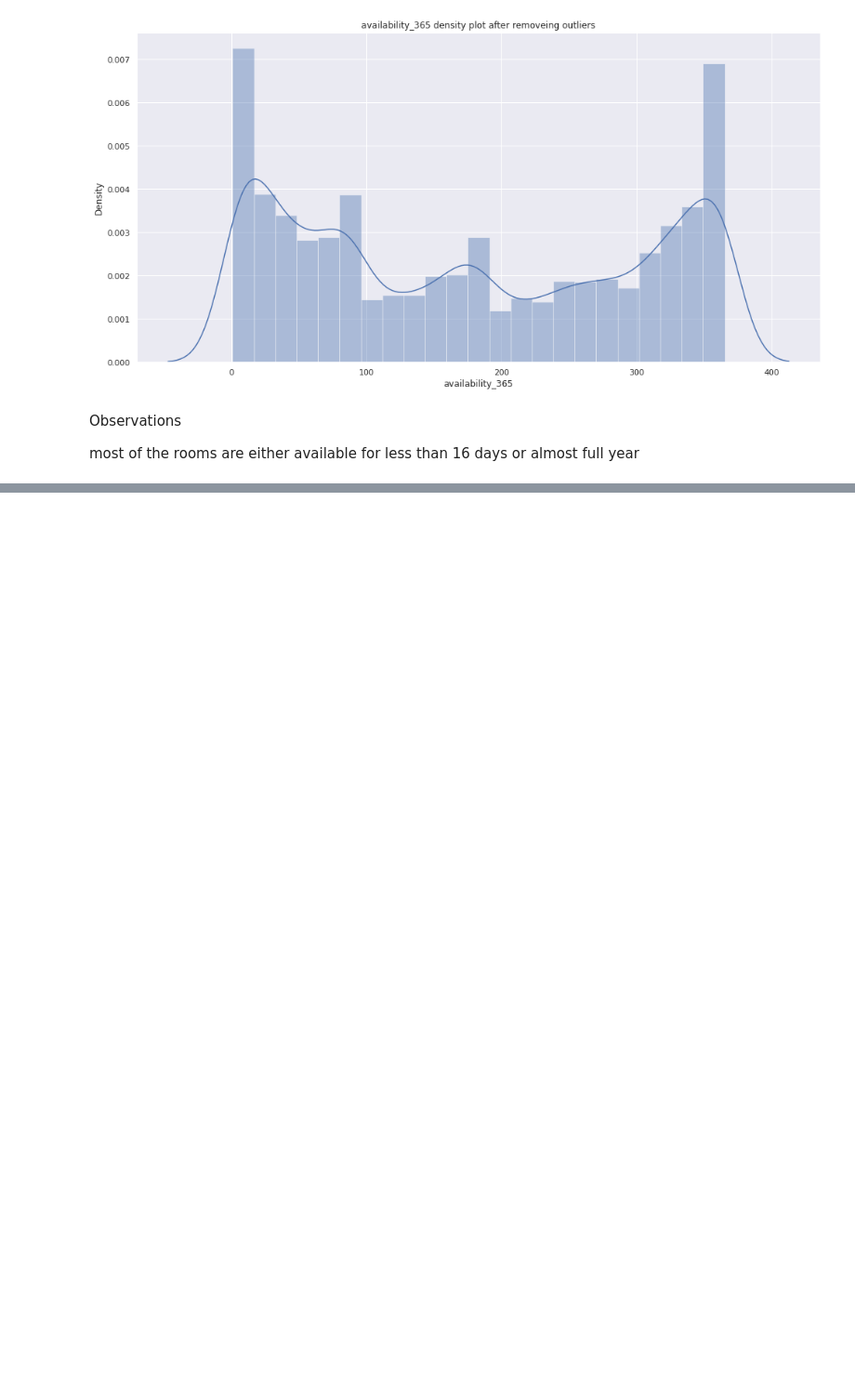
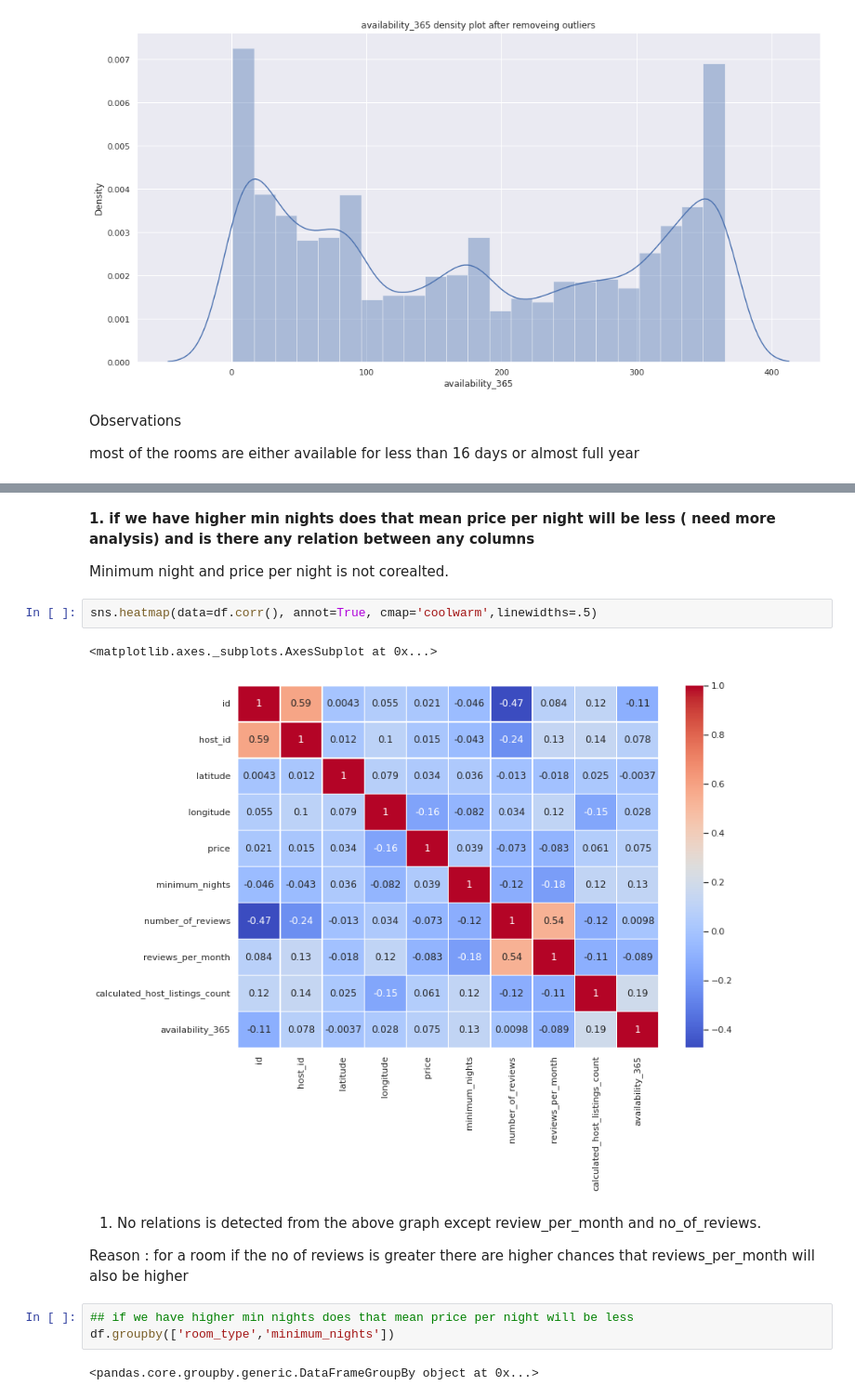
Before and after one commit to pradyumn280899/Airbnb-Bookings-Analysis, a Jupyter notebook: Airbnb_Bookings_Analysis_Capstone_Project.ipynb, the cells around one changed output, grey strips where cells are left out. Shown at 93% size. Drawn from its saved outputs; the diff is of its cells as text; blank space fills up the shorter version.

```diff
--- a/Airbnb_Bookings_Analysis_Capstone_Project.ipynb
+++ b/Airbnb_Bookings_Analysis_Capstone_Project.ipynb
@@ -635,0 +747,18 @@ most of the rooms are either available for less than 16 days or almost full year
+# %% [markdown]
+**1. if we have higher min nights does that mean price per night will be less ( need more analysis) and is there any relation between any columns**
+
+Minimum night and price per night is not corealted.
+# %%
+sns.heatmap(data=df.corr(), annot=True, cmap='coolwarm',linewidths=.5)
+# %% [output]
+<matplotlib.axes._subplots.AxesSubplot at 0x...>
+[figure, added]
+# %% [markdown]
+1. No relations is detected from the above graph except review_per_month and no_of_reviews.
+
+Reason : for a room if the no of reviews is greater there are higher chances that reviews_per_month will also be higher
+# %%
+## if we have higher min nights does that mean price per night will be less
+df.groupby(['room_type','minimum_nights'])
+# %% [output]
+<pandas.core.groupby.generic.DataFrameGroupBy object at 0x...>
```
Also changed, not shown: parts of 34 cells of this notebook.
